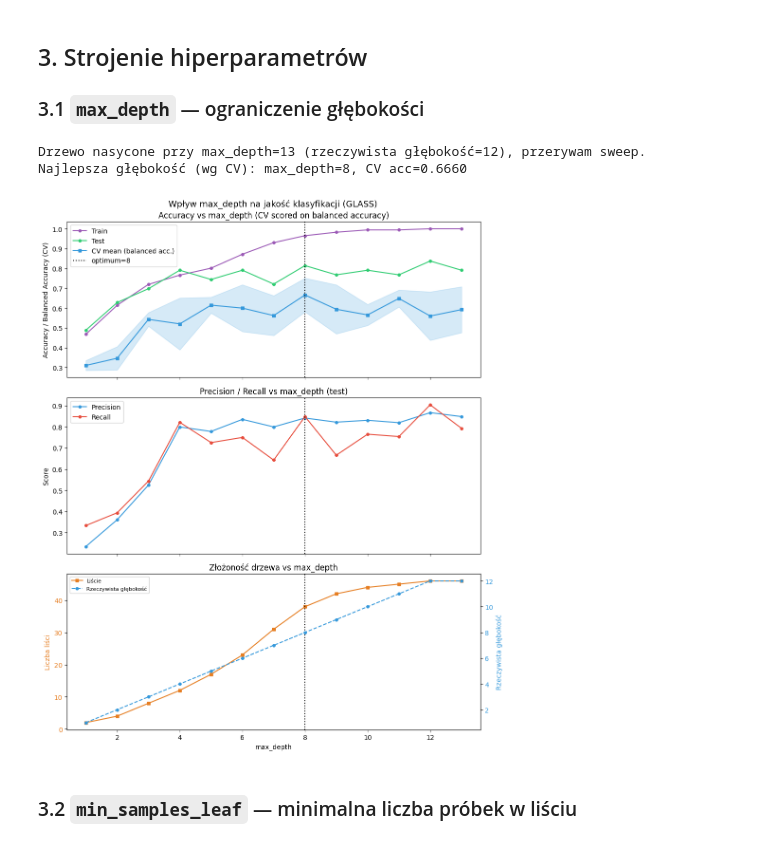
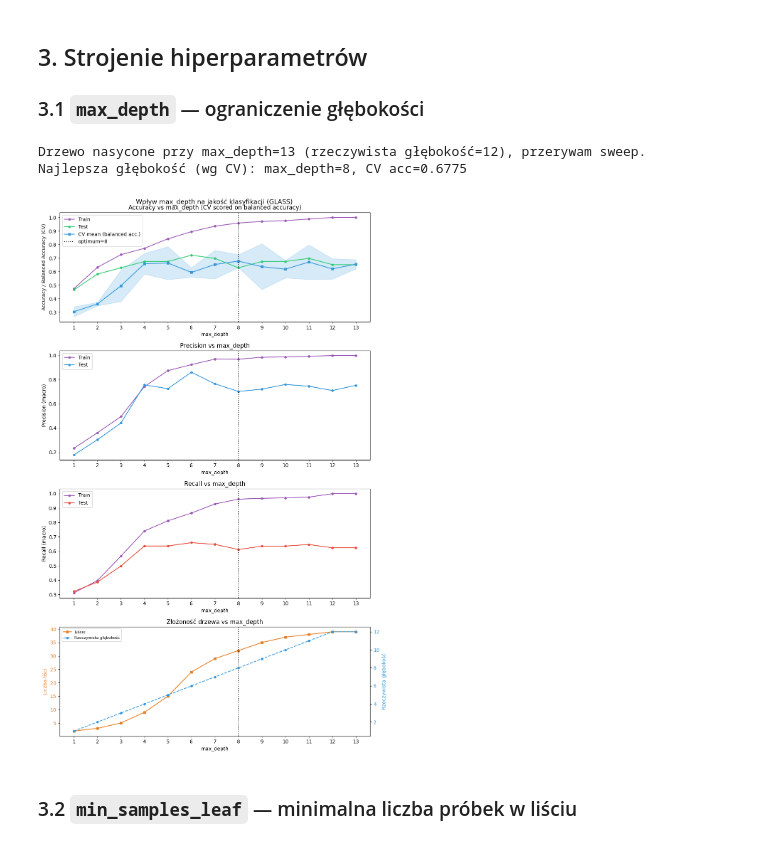
Before and after one commit to mikolaj-olesinski/Machine-Learning-PWR, a Jupyter notebook: lista3/lab3.ipynb, the cells around one changed output. Drawn from its saved outputs; the diff is of its cells as text; code cells hidden in the pictures.

```diff
--- a/lista3/lab3.ipynb
+++ b/lista3/lab3.ipynb
@@ -194,7 +195,9 @@ for d in tqdm(depths, desc='max_depth sweep'):
         'test_acc':     accuracy_score(y_test, yp_te),
         'cv_mean':      cv_scores.mean(),
         'cv_std':       cv_scores.std(),
+        'train_prec':   precision_score(y_train, yp_tr, average='macro', zero_division=0),
         'test_prec':    precision_score(y_test, yp_te, average='macro', zero_division=0),
+        'train_rec':    recall_score(y_train, yp_tr, average='macro', zero_division=0),
         'test_rec':     recall_score(y_test, yp_te, average='macro', zero_division=0),
         'n_leaves':     clf.get_n_leaves(),
     })
@@ -207,53 +210,68 @@ df_depth = pd.DataFrame(depth_results).set_index('max_depth')
 best_depth = int(df_depth['cv_mean'].idxmax())
 print(f'Najlepsza głębokość (wg CV): max_depth={best_depth}, CV acc={df_depth.loc[best_depth, "cv_mean"]:.4f}')
 
-fig, axes = plt.subplots(3, 1, figsize=(10, 12), sharex=True)
+fig, axes = plt.subplots(4, 1, figsize=(10, 16))
 
 # 1) Accuracy: train / test / CV
 axes[0].plot(df_depth.index, df_depth['train_acc'], color='#9b59b6', marker='o', markersize=4, label='Train')
 axes[0].plot(df_depth.index, df_depth['test_acc'],  color='#2ecc71', marker='o', markersize=4, label='Test')
 axes[0].plot(df_depth.index, df_depth['cv_mean'],   color='#3498db', marker='s', markersize=4, label='CV mean (balanced acc.)')
 axes[0].fill_between(df_depth.index,
                      df_depth['cv_mean'] - df_depth['cv_std'],
                      df_depth['cv_mean'] + df_depth['cv_std'],
                      alpha=0.2, color='#3498db')
 axes[0].axvline(best_depth, color='black', linestyle=':', label=f'optimum={best_depth}')
 axes[0].set_ylabel('Accuracy / Balanced Accuracy (CV)')
+axes[0].set_xlabel('max_depth')
 axes[0].set_title('Accuracy vs max_depth (CV scored on balanced accuracy)')
+axes[0].set_xticks(df_depth.index)
 axes[0].legend()
 
-# 2) Precision / Recall
-axes[1].plot(df_depth.index, df_depth['test_prec'], color='#3498db', marker='o', markersize=4, label='Precision')
-axes[1].plot(df_depth.index, df_depth['test_rec'],  color='#e74c3c', marker='o', markersize=4, label='Recall')
+# 2) Precision: train / test
+axes[1].plot(df_depth.index, df_depth['train_prec'], color='#9b59b6', marker='o', markersize=4, label='Train')
+axes[1].plot(df_depth.index, df_depth['test_prec'],  color='#3498db', marker='o', markersize=4, label='Test')
 axes[1].axvline(best_depth, color='black', linestyle=':')
-axes[1].set_ylabel('Score')
-axes[1].set_title('Precision / Recall vs max_depth (test)')
+axes[1].set_ylabel('Precision (macro)')
+axes[1].set_xlabel('max_depth')
+axes[1].set_title('Precision vs max_depth')
+axes[1].set_xticks(df_depth.index)
 axes[1].legend()
 
-# 3) Złożoność + rzeczywista głębokość
-axes[2].plot(df_depth.index, df_depth['n_leaves'], color='#e67e22', marker='s', markersize=4, label='Liście')
+# 3) Recall: train / test
+axes[2].plot(df_depth.index, df_depth['train_rec'], color='#9b59b6', marker='o', markersize=4, label='Train')
+axes[2].plot(df_depth.index, df_depth['test_rec'],  color='#e74c3c', marker='o', markersize=4, label='Test')
 axes[2].axvline(best_depth, color='black', linestyle=':')
-axes[2].set_ylabel('Liczba liści', color='#e67e22')
-axes[2].tick_params(axis='y', labelcolor='#e67e22')
+axes[2].set_ylabel('Recall (macro)')
 axes[2].set_xlabel('max_depth')
-axes[2].set_title('Złożoność drzewa vs max_depth')
+axes[2].set_title('Recall vs max_depth')
+axes[2].set_xticks(df_depth.index)
+axes[2].legend()
 
-ax_act = axes[2].twinx()
+# 4) Złożoność + rzeczywista głębokość
+axes[3].plot(df_depth.index, df_depth['n_leaves'], color='#e67e22', marker='s', markersize=4, label='Liście')
+axes[3].axvline(best_depth, color='black', linestyle=':')
+axes[3].set_ylabel('Liczba liści', color='#e67e22')
+axes[3].tick_params(axis='y', labelcolor='#e67e22')
+axes[3].set_xlabel('max_depth')
+axes[3].set_title('Złożoność drzewa vs max_depth')
+axes[3].set_xticks(df_depth.index)
+
+ax_act = axes[3].twinx()
 ax_act.plot(df_depth.index, df_depth['actual_depth'], color='#3498db', marker='o', markersize=4, linestyle='--', label='Rzeczywista głębokość')
 ax_act.set_ylabel('Rzeczywista głębokość', color='#3498db')
 ax_act.tick_params(axis='y', labelcolor='#3498db')
 
-lines1, labels1 = axes[2].get_legend_handles_labels()
+lines1, labels1 = axes[3].get_legend_handles_labels()
 lines2, labels2 = ax_act.get_legend_handles_labels()
-axes[2].legend(lines1 + lines2, labels1 + labels2, fontsize=8)
+axes[3].legend(lines1 + lines2, labels1 + labels2, fontsize=8)
 
 plt.suptitle('Wpływ max_depth na jakość klasyfikacji (GLASS)', fontsize=13)
 plt.tight_layout()
 plt.show()
 # %% [output]
 Drzewo nasycone przy max_depth=13 (rzeczywista głębokość=12), przerywam sweep.
-Najlepsza głębokość (wg CV): max_depth=8, CV acc=0.6660
+Najlepsza głębokość (wg CV): max_depth=8, CV acc=0.6775
-[figure, old version]
+[figure, new version]
 # %% [markdown]
 ### 3.2 `min_samples_leaf` — minimalna liczba próbek w liściu
 # %%
```
Also changed, not shown: parts of 14 cells of this notebook.
